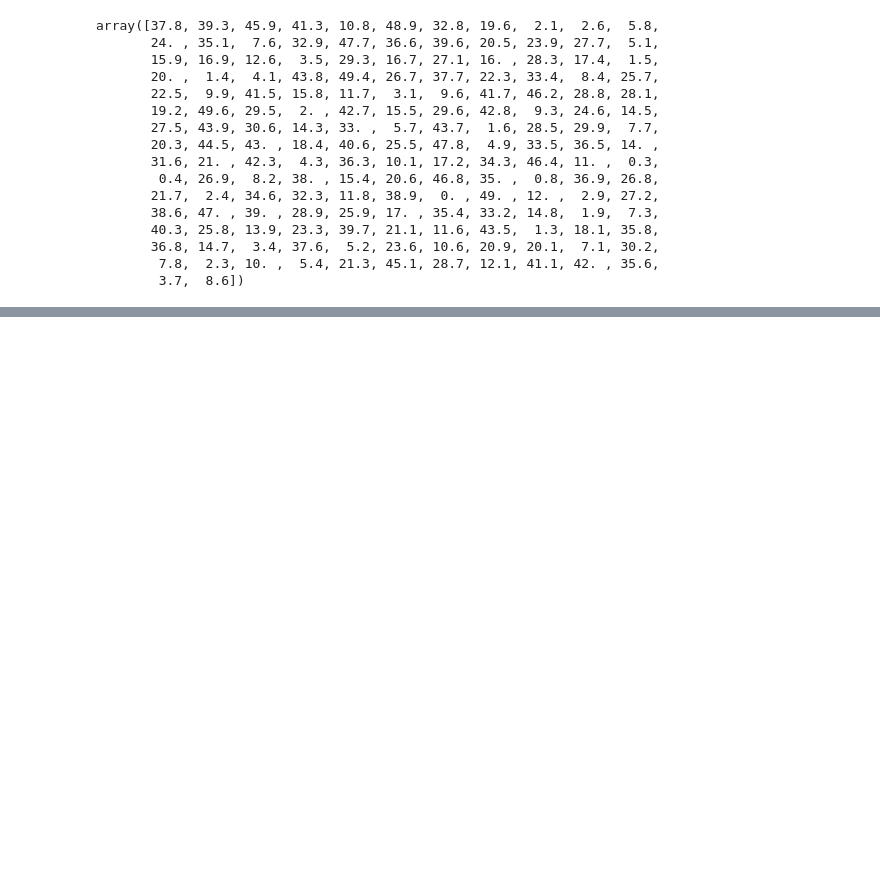
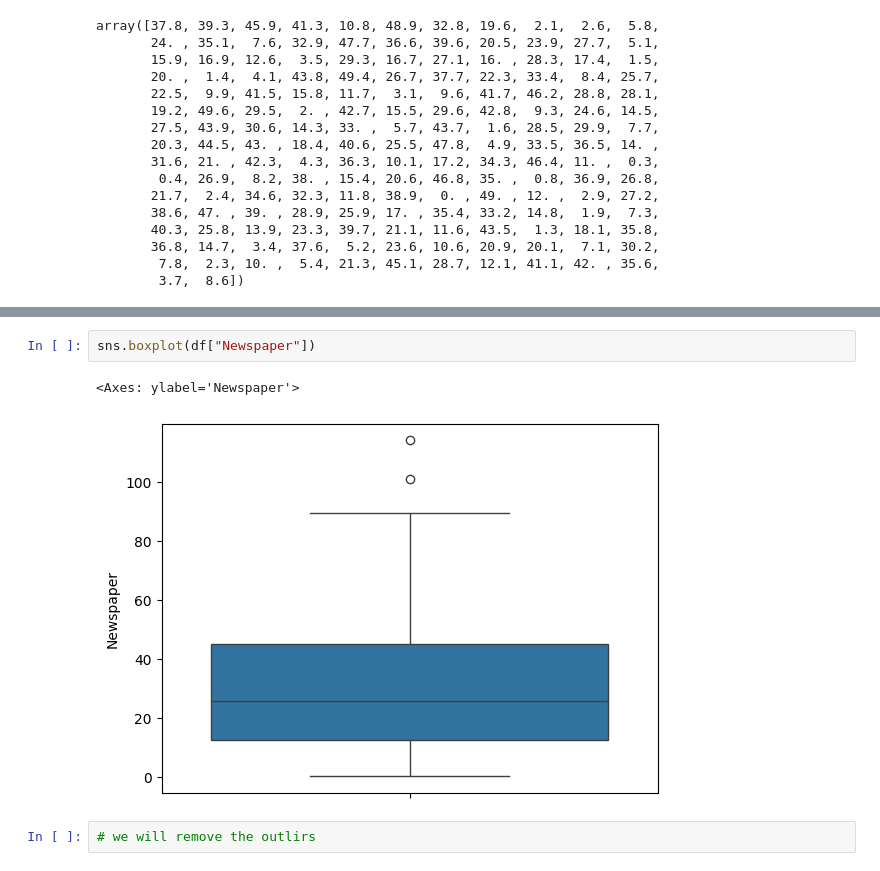
Before and after one commit to Kanha-kn/multilinear_regression_new, a Jupyter notebook: eda.ipynb, the cells around one changed output, grey strips where cells are left out. Saved outputs shown, nothing was run; the diff lists cells and outputs as text; blank space fills up the shorter version.

```diff
--- a/eda.ipynb
+++ b/eda.ipynb
@@ -104,0 +112,7 @@ array([37.8, 39.3, 45.9, 41.3, 10.8, 48.9, 32.8, 19.6,  2.1,  2.6,  5.8,
+# %%
+sns.boxplot(df["Newspaper"])
+# %% [output]
+<Axes: ylabel='Newspaper'>
+[figure, added]
+# %%
+# we will remove the outlirs
```
Also changed, not shown: parts of 13 cells of this notebook, 4 other files.
